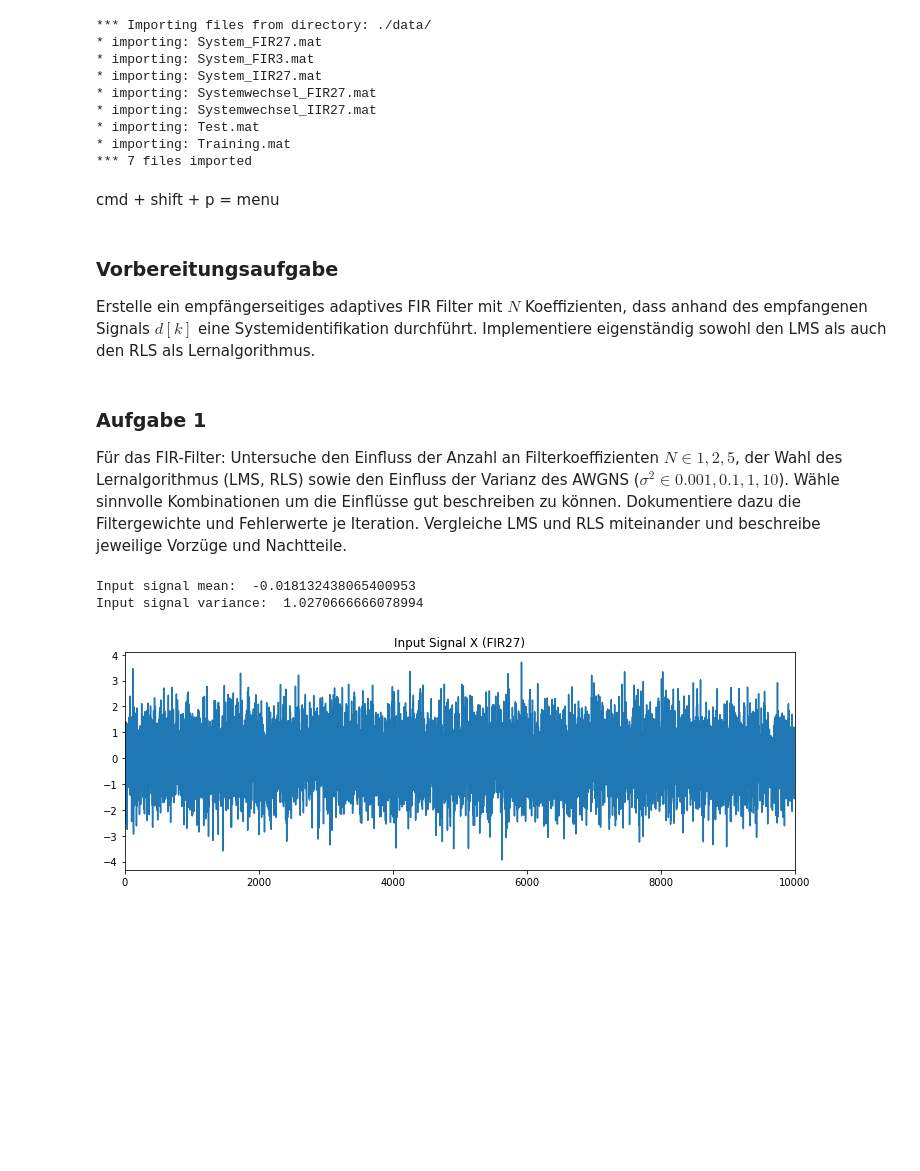
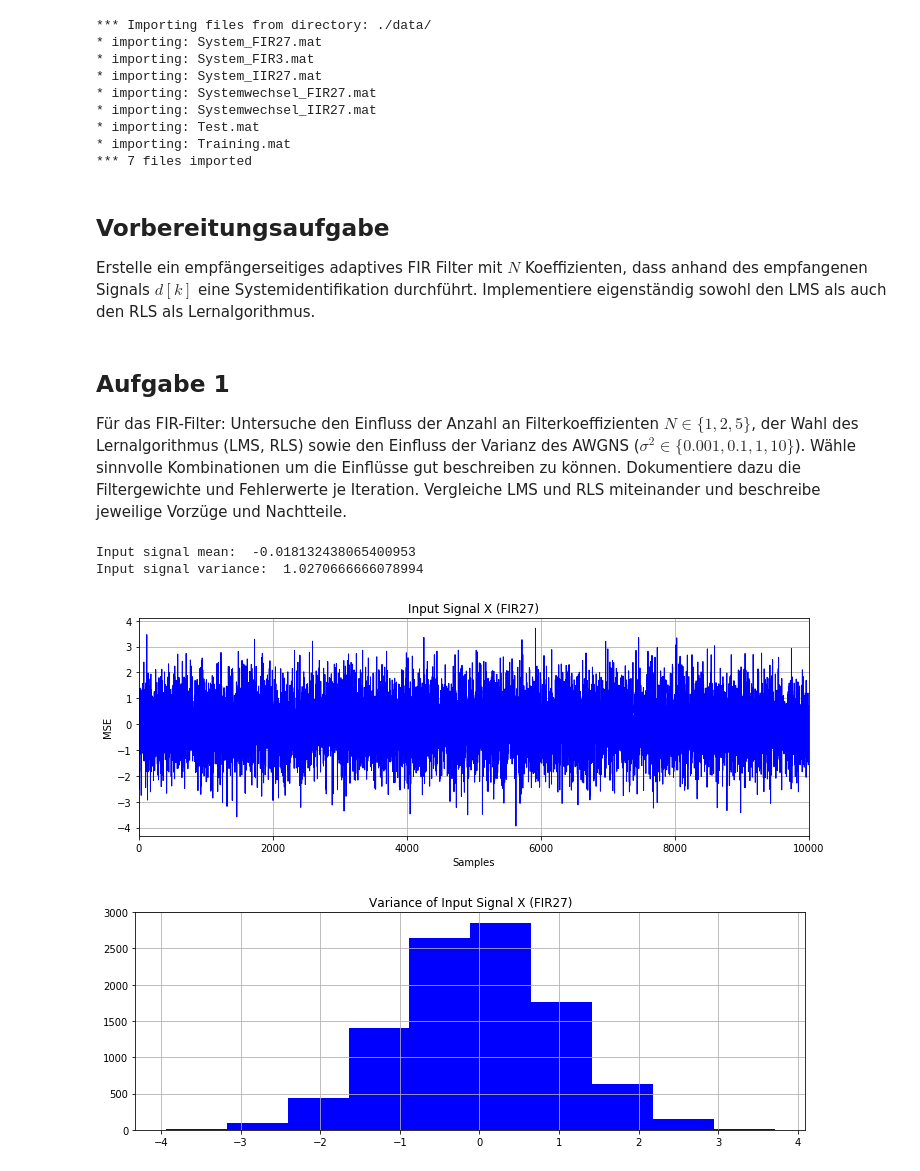
Before and after one commit to xhain/Systemidentifikation, a Jupyter notebook: python/Systemidentifikation.ipynb, the cells around one changed output. Drawn from its saved outputs; the diff is of its cells as text; code cells hidden in the pictures; blank space fills up the shorter version.

```diff
--- a/python/Systemidentifikation.ipynb
+++ b/python/Systemidentifikation.ipynb
@@ -23,28 +25,28 @@ importMat, fileNames = ts.importmat('./data/')
 * importing: Test.mat
 * importing: Training.mat
 *** 7 files imported
-# %% [markdown]
-cmd + shift + p = menu
 # %% [markdown]
-### Vorbereitungsaufgabe
+## Vorbereitungsaufgabe
 Erstelle ein empfängerseitiges adaptives FIR Filter mit $N$ Koeffizienten, dass anhand des empfangenen Signals $d[k]$ eine Systemidentifikation durchführt. Implementiere eigenständig sowohl den LMS als auch den RLS als Lernalgorithmus.
 # %%
 # import algorithms
 import algorithms as algo
 # %% [markdown]
-### Aufgabe 1
-Für das FIR-Filter: Untersuche den Einfluss der Anzahl an Filterkoeffizienten $N \in {1, 2, 5}$, der Wahl des Lernalgorithmus (LMS, RLS) sowie den Einfluss der Varianz des AWGNS ($\sigma^2 \in {0.001, 0.1, 1, 10}$). Wähle sinnvolle Kombinationen um die Einflüsse gut beschreiben zu können. Dokumentiere dazu die Filtergewichte und Fehlerwerte je Iteration. Vergleiche LMS und RLS miteinander und beschreibe jeweilige Vorzüge und Nachtteile.
+## Aufgabe 1
+Für das FIR-Filter: Untersuche den Einfluss der Anzahl an Filterkoeffizienten $N \in \{1, 2, 5\}$, der Wahl des Lernalgorithmus (LMS, RLS) sowie den Einfluss der Varianz des AWGNS ($\sigma^2 \in \{0.001, 0.1, 1, 10\}$). Wähle sinnvolle Kombinationen um die Einflüsse gut beschreiben zu können. Dokumentiere dazu die Filtergewichte und Fehlerwerte je Iteration. Vergleiche LMS und RLS miteinander und beschreibe jeweilige Vorzüge und Nachtteile.
 # %%
 # load FIR data from dictionary
-H_FIR1_D = importMat['System_FIR27']['D_']
-H_FIR1_X = importMat['System_FIR27']['X']
+HfirD = importMat['System_FIR27']['D_']
+HfirX = importMat['System_FIR27']['X']
 
-# check input signal variance
-ts.plotvecs(H_FIR1_X,'Input Signal X (FIR27)','lin')
-print('Input signal mean: ',np.mean(H_FIR1_X))
-print('Input signal variance: ',np.var(H_FIR1_X))
+# check input signal variance and plot
+ts.plot(HfirX,'Input Signal X (FIR27)','lin',10000)
+ts.hist(HfirX,'Variance of Input Signal X (FIR27)')
+print('Input signal mean: ',np.mean(HfirX))
+print('Input signal variance: ',np.var(HfirX))
 # %% [output]
 Input signal mean:  -0.018132438065400953
 Input signal variance:  1.0270666666078994
-[figure, old version]
+[figure, new version]
+[figure, added]
 # %%
```
Also changed, not shown: parts of 14 cells of this notebook, 4 other files.
